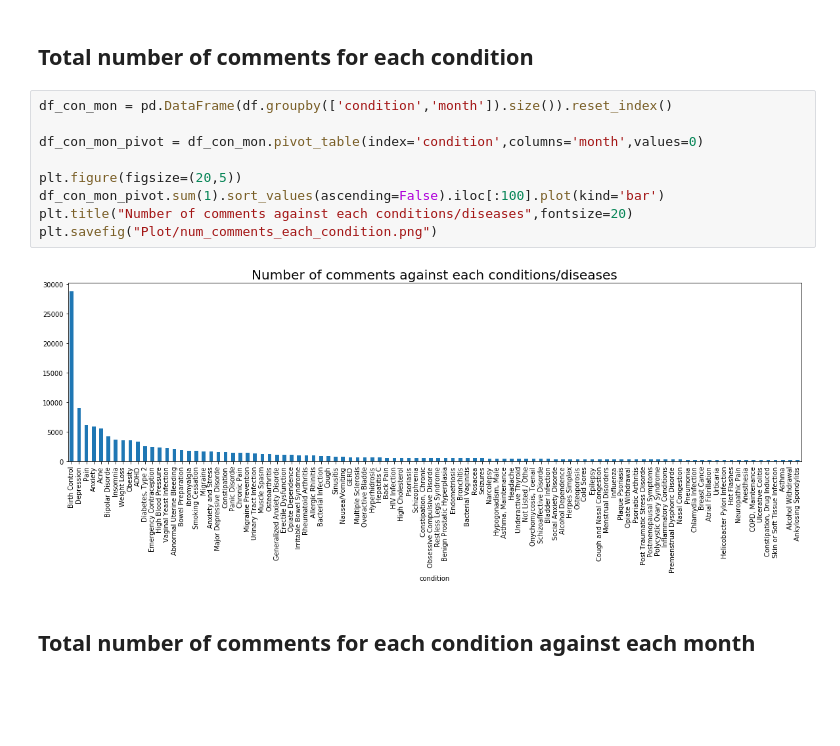
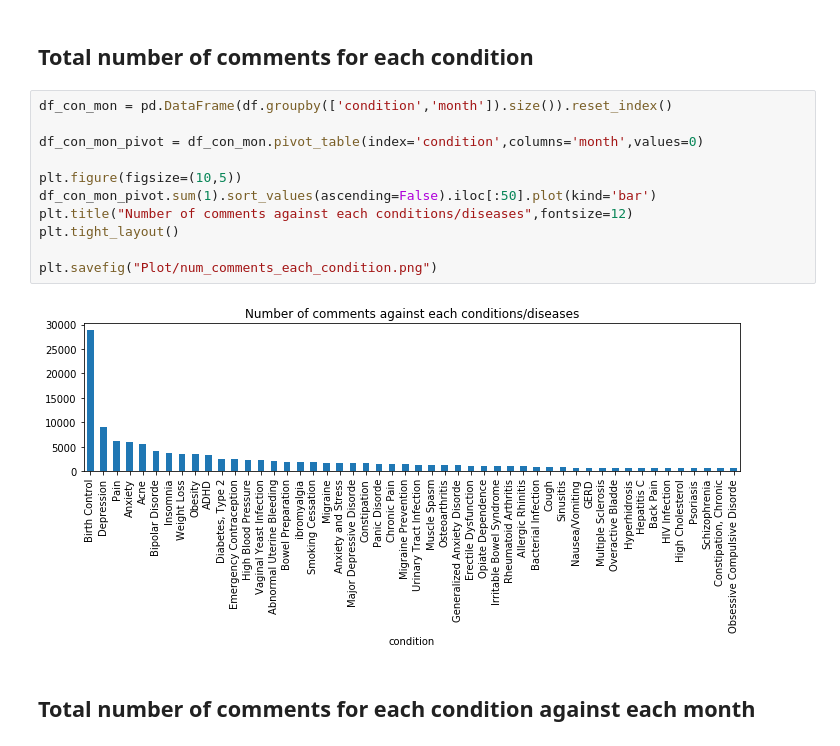
Before and after one commit to jzz0026/Galvanize_capstone_project_drug_reviews, a Jupyter notebook: EDA_sentment_modeling.ipynb, the cells around one changed output. Drawn from its saved outputs; the diff is of its cells as text; blank space fills up the shorter version.

```diff
--- a/EDA_sentment_modeling.ipynb
+++ b/EDA_sentment_modeling.ipynb
@@ -67,14 +68,16 @@ sns.violinplot(data=df,x='month',y='rating')
 # %%
 df_con_mon = pd.DataFrame(df.groupby(['condition','month']).size()).reset_index()
 
 df_con_mon_pivot = df_con_mon.pivot_table(index='condition',columns='month',values=0)
 
-plt.figure(figsize=(20,5))
-df_con_mon_pivot.sum(1).sort_values(ascending=False).iloc[:100].plot(kind='bar')
-plt.title("Number of comments against each conditions/diseases",fontsize=20)
+plt.figure(figsize=(10,5))
+df_con_mon_pivot.sum(1).sort_values(ascending=False).iloc[:50].plot(kind='bar')
+plt.title("Number of comments against each conditions/diseases",fontsize=12)
+plt.tight_layout()
+
 plt.savefig("Plot/num_comments_each_condition.png")
 # %% [output]
-[figure, old version]
+[figure, new version]
 # %% [markdown]
 ## Total number of comments for each condition against each month
 # %%
```
Also changed, not shown: parts of 5 cells of this notebook, 2 other files.
